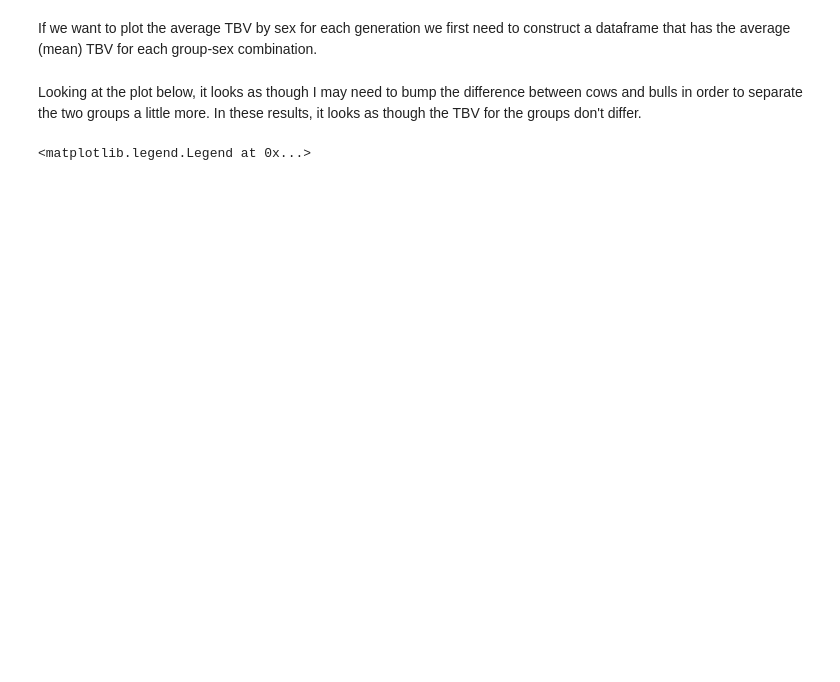
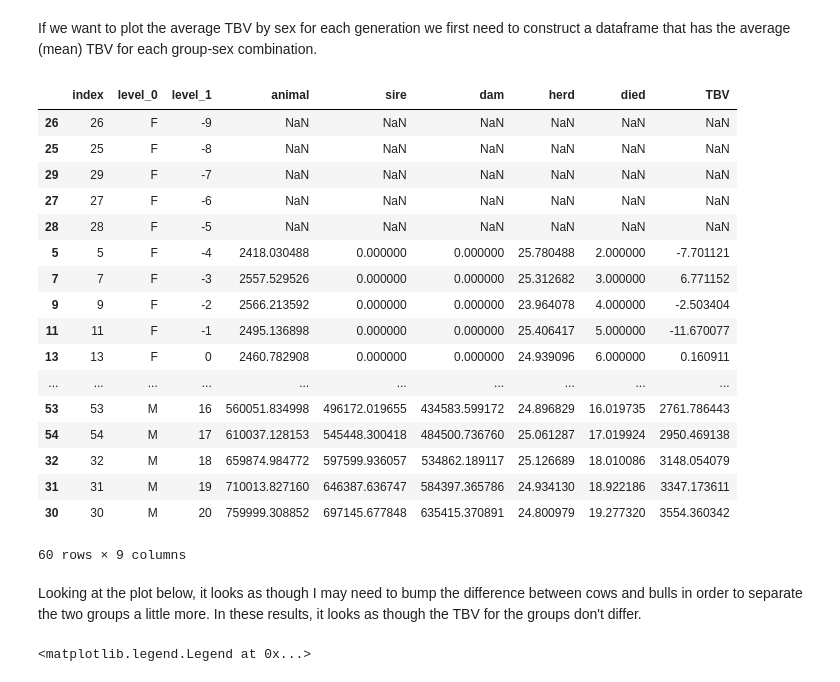
Before and after one commit to wintermind/multiple-recessives, a Jupyter notebook: Analyze Simulation Results.ipynb, the cells around one changed output. Cells and saved outputs as stored; diff of their text form; code cells hidden in the pictures; blank space fills up the shorter version.

```diff
--- a/Analyze Simulation Results.ipynb
+++ b/Analyze Simulation Results.ipynb
@@ -35,17 +43,37 @@ If we want to plot the average TBV by sex for each generation we first need to c
 # %%
 grouped = allan.groupby(['sex','born']).mean()
 # Bulls and cows don't necessarily have identical sets of
 # birth generations for founders since those values are
 # randomly generated and bulls live longer than cows. In
 # order to get the plots to work correctly, we need to
 # reindex the aggregated dataframe.
 full_index = []
 for x in ['F','M']:
     for g in allan['born'].unique():
         full_index.append((x,g))
 grouped = grouped.reindex(full_index).reset_index()
 grouped = grouped.add_suffix('').reset_index()
 grouped = grouped.sort(['level_0','level_1'])
+grouped
+# %% [output]
+|  | index | level_0 | level_1 | animal | sire | dam | herd | died | TBV |
+| 26 | 26 | F | -9 | NaN | NaN | NaN | NaN | NaN | NaN |
+| 25 | 25 | F | -8 | NaN | NaN | NaN | NaN | NaN | NaN |
+| 29 | 29 | F | -7 | NaN | NaN | NaN | NaN | NaN | NaN |
+| 27 | 27 | F | -6 | NaN | NaN | NaN | NaN | NaN | NaN |
+| 28 | 28 | F | -5 | NaN | NaN | NaN | NaN | NaN | NaN |
+| 5 | 5 | F | -4 | 2418.030488 | 0.000000 | 0.000000 | 25.780488 | 2.000000 | -7.701121 |
+| 7 | 7 | F | -3 | 2557.529526 | 0.000000 | 0.000000 | 25.312682 | 3.000000 | 6.771152 |
+| 9 | 9 | F | -2 | 2566.213592 | 0.000000 | 0.000000 | 23.964078 | 4.000000 | -2.503404 |
+| 11 | 11 | F | -1 | 2495.136898 | 0.000000 | 0.000000 | 25.406417 | 5.000000 | -11.670077 |
+| 13 | 13 | F | 0 | 2460.782908 | 0.000000 | 0.000000 | 24.939096 | 6.000000 | 0.160911 |
+| ... | ... | ... | ... | ... | ... | ... | ... | ... | ... |
+| 53 | 53 | M | 16 | 560051.834998 | 496172.019655 | 434583.599172 | 24.896829 | 16.019735 | 2761.786443 |
+| 54 | 54 | M | 17 | 610037.128153 | 545448.300418 | 484500.736760 | 25.061287 | 17.019924 | 2950.469138 |
+| 32 | 32 | M | 18 | 659874.984772 | 597599.936057 | 534862.189117 | 25.126689 | 18.010086 | 3148.054079 |
+| 31 | 31 | M | 19 | 710013.827160 | 646387.636747 | 584397.365786 | 24.934130 | 18.922186 | 3347.173611 |
+| 30 | 30 | M | 20 | 759999.308852 | 697145.677848 | 635415.370891 | 24.800979 | 19.277320 | 3554.360342 |
+60 rows × 9 columns
 # %% [markdown]
 Looking at the plot below, it looks as though I may need to bump the difference between cows and bulls in order to separate the two groups a little more. In these results, it looks as though the TBV for the groups don't differ.
 # %%
```
Also changed, not shown: parts of 7 cells of this notebook, 1 other file.
